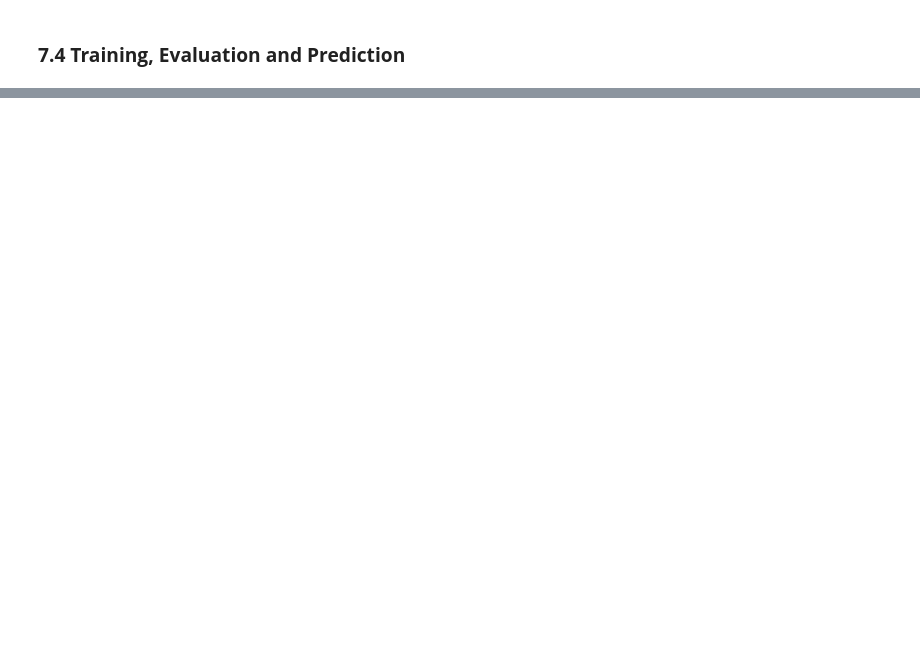
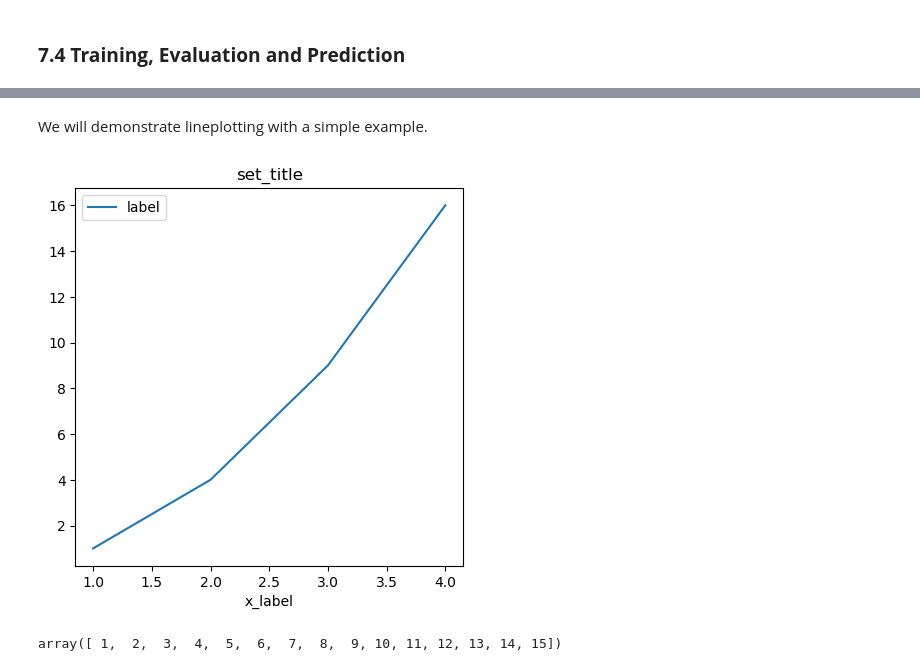
Before and after one commit to mirmahathir1/MLSamples, a Jupyter notebook: Disaster_tweets/notebook2/output/EDA, Cleaning and BERT.ipynb, the cells around one changed output, grey strips where cells are left out. Cells and saved outputs as stored; diff of their text form; code cells hidden in the pictures; blank space fills up the shorter version.

```diff
--- a/Disaster_tweets/notebook2/output/EDA, Cleaning and BERT.ipynb
+++ b/Disaster_tweets/notebook2/output/EDA, Cleaning and BERT.ipynb
@@ -1968,0 +2076,22 @@ clf.plot_learning_curve()
+# %% [markdown]
+We will demonstrate lineplotting with a simple example.
+# %%
+# you don't have to initialize the subplots if you need one seaborn plot with default settings
+fig, axes = plt.subplots(nrows=1, ncols=1, figsize=(5, 5), dpi=100)
+
+# dummy data for show
+x = np.array([1,2,3,4])
+y = np.array([1,4,9,16])
+sns.lineplot(x=x, y=y, ax=axes,label='label')
+
+# settings for the subplot
+axes.legend()
+axes.set_xlabel('x_label')
+axes.set_title('set_title')
+plt.show()
+# %% [output]
+[figure, added]
+# %%
+np.arange(1, 15 + 1)
+# %% [output]
+array([ 1,  2,  3,  4,  5,  6,  7,  8,  9, 10, 11, 12, 13, 14, 15])
```
Also changed, not shown: parts of 96 cells of this notebook, 5 other files.
